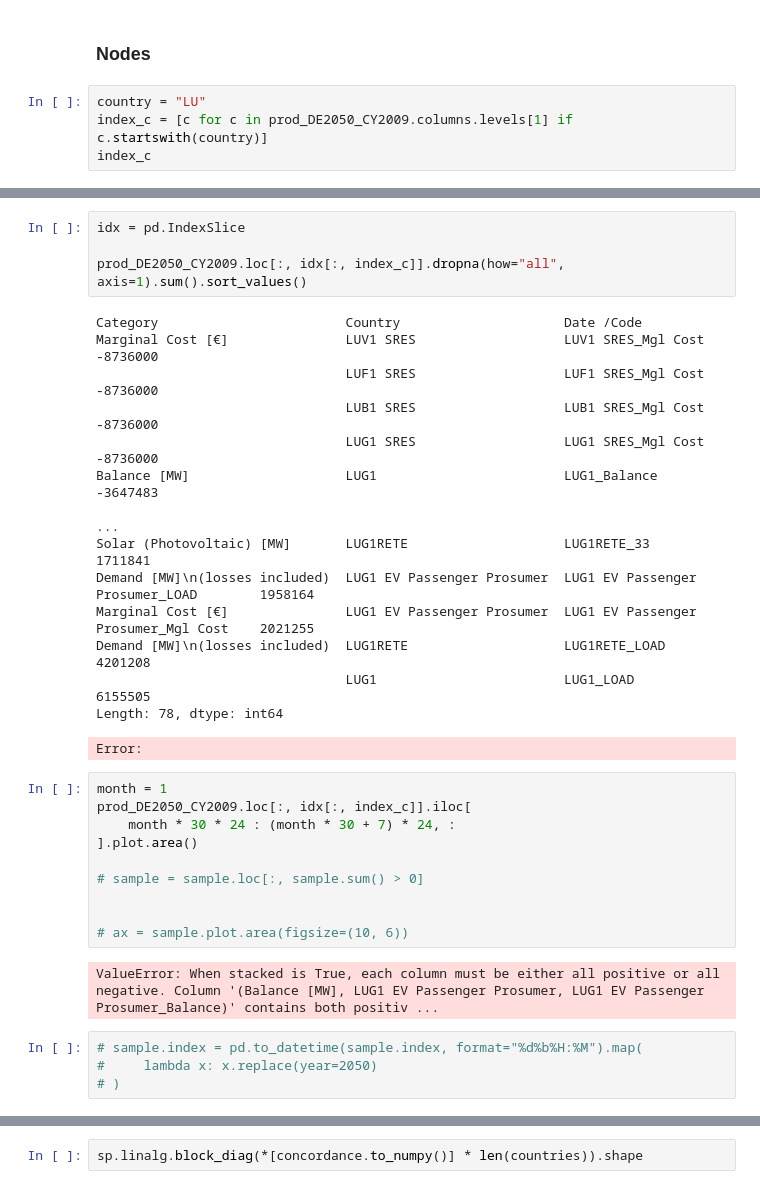
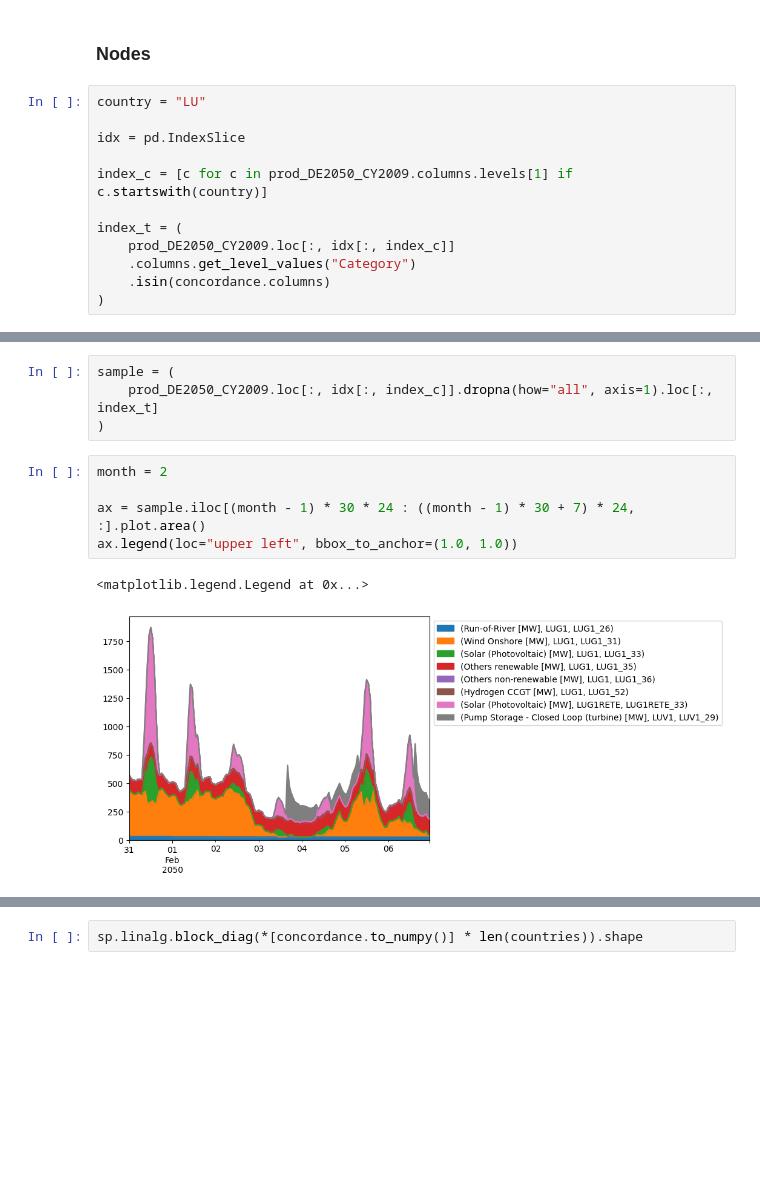
Before and after one commit to LIST-LUXEMBOURG/shrecc, a Jupyter notebook: notebooks/parsing_tyndp.ipynb, the cells around one changed output, grey strips where cells are left out. Saved outputs shown, nothing was run; the diff lists cells and outputs as text; blank space fills up the shorter version.

```diff
--- a/notebooks/parsing_tyndp.ipynb
+++ b/notebooks/parsing_tyndp.ipynb
@@ -182,5 +147,13 @@ concordance.head()
 ### Nodes
 # %%
 country = "LU"
+
+idx = pd.IndexSlice
+
 index_c = [c for c in prod_DE2050_CY2009.columns.levels[1] if c.startswith(country)]
-index_c
+
+index_t = (
+    prod_DE2050_CY2009.loc[:, idx[:, index_c]]
+    .columns.get_level_values("Category")
+    .isin(concordance.columns)
+)
@@ -199,35 +160,12 @@ index_c
 # %%
-idx = pd.IndexSlice
-
-prod_DE2050_CY2009.loc[:, idx[:, index_c]].dropna(how="all", axis=1).sum().sort_values()
+sample = (
+    prod_DE2050_CY2009.loc[:, idx[:, index_c]].dropna(how="all", axis=1).loc[:, index_t]
+)
-# %% [output]
-Category                        Country                     Date /Code
-Marginal Cost [€]               LUV1 SRES                   LUV1 SRES_Mgl Cost                    -8736000
-                                LUF1 SRES                   LUF1 SRES_Mgl Cost                    -8736000
-                                LUB1 SRES                   LUB1 SRES_Mgl Cost                    -8736000
-                                LUG1 SRES                   LUG1 SRES_Mgl Cost                    -8736000
-Balance [MW]                    LUG1                        LUG1_Balance                          -3647483
-                                                                                                    ...
-Solar (Photovoltaic) [MW]       LUG1RETE                    LUG1RETE_33                            1711841
-Demand [MW]\n(losses included)  LUG1 EV Passenger Prosumer  LUG1 EV Passenger Prosumer_LOAD        1958164
-Marginal Cost [€]               LUG1 EV Passenger Prosumer  LUG1 EV Passenger Prosumer_Mgl Cost    2021255
-Demand [MW]\n(losses included)  LUG1RETE                    LUG1RETE_LOAD                          4201208
-                                LUG1                        LUG1_LOAD                              6155505
-Length: 78, dtype: int64
-Error:
 # %%
-month = 1
-prod_DE2050_CY2009.loc[:, idx[:, index_c]].iloc[
-    month * 30 * 24 : (month * 30 + 7) * 24, :
-].plot.area()
+month = 2
 
-# sample = sample.loc[:, sample.sum() > 0]
-
-
-# ax = sample.plot.area(figsize=(10, 6))
+ax = sample.iloc[(month - 1) * 30 * 24 : ((month - 1) * 30 + 7) * 24, :].plot.area()
+ax.legend(loc="upper left", bbox_to_anchor=(1.0, 1.0))
 # %% [output]
-ValueError: When stacked is True, each column must be either all positive or all negative. Column '(Balance [MW], LUG1 EV Passenger Prosumer, LUG1 EV Passenger Prosumer_Balance)' contains both positiv ...
+<matplotlib.legend.Legend at 0x...>
+[figure, added]
-# %%
-# sample.index = pd.to_datetime(sample.index, format="%d%b%H:%M").map(
-#     lambda x: x.replace(year=2050)
-# )
```
Also changed, not shown: parts of 55 cells of this notebook, 2 other files.
